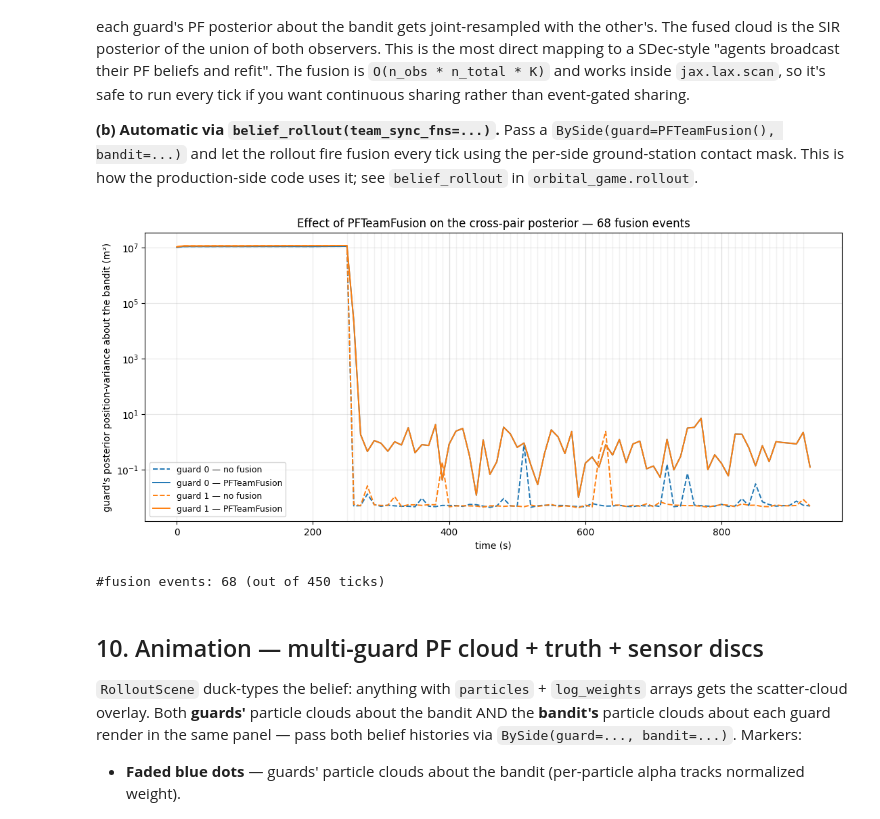
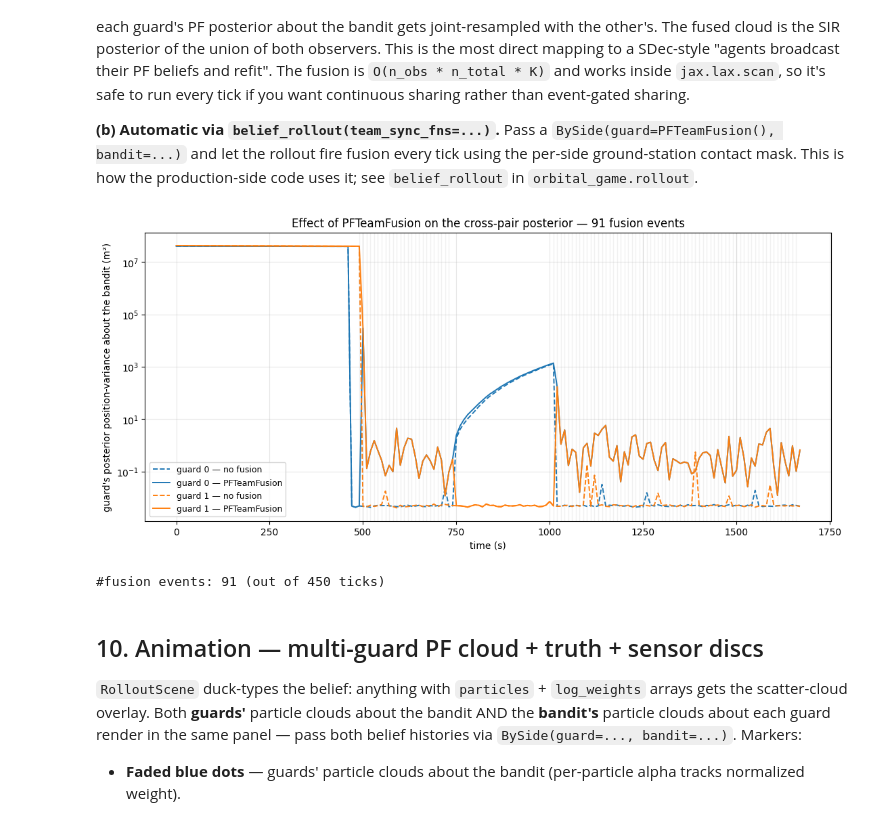
Before and after one commit to sisl/OrbitalGym, a Jupyter notebook: examples/lbg_two_guard_pf_demo.ipynb, the cells around one changed output. Drawn from its saved outputs; the diff is of its cells as text; code cells hidden in the pictures.

```diff
--- a/examples/lbg_two_guard_pf_demo.ipynb
+++ b/examples/lbg_two_guard_pf_demo.ipynb
@@ -593,8 +701,10 @@ for step in range(n_steps):
 
     # Guard policy: ZeroControl ignores agent_view (None is fine).
     g_action, _ = guard_policy(None, None, k_g, state.t)
-    # Bandit policy: GoToLadyPolicy reads bandit's own RT state.
-    b_view = state.bandits.rt
+    # Bandit policy: LQR + APF avoidance reads (bandit_rt, guard_pos).
+    # Truth is used for guard positions in this demo; swap for the
+    # bandit's PF cross-pair mean to make the bandit belief-aware.
+    b_view = (state.bandits.rt, state.guards.rt[:, :2])
     b_action, _ = bandit_policy(None, b_view, k_b, state.t)
 
     actions = Actions(sides=BySide(guard=g_action, bandit=b_action))
@@ -660,18 +770,18 @@ for step in range(n_steps):
         break
 
 print(
-    f"total visible steps (any guard saw bandit): {sum(guard_visible_over_time)} / {len(guard_actions_list)}"
+    f"total visible steps (any guard saw bandit): {sum(guard_visible_over_time)} / {len(guard_actions_list)}"  # noqa: E501
 )
 print(f"cumulative guard reward:  {sum(guard_rewards_over_time):.3f}")
 print(f"cumulative bandit reward: {sum(bandit_rewards_over_time):.3f}")
 print(
-    f"caught at step:    {caught_at_step}   (t = {caught_at_step * cfg.dt if caught_at_step >= 0 else -1:.0f} s)"
+    f"caught at step:    {caught_at_step}   (t = {caught_at_step * cfg.dt if caught_at_step >= 0 else -1:.0f} s)"  # noqa: E501
 )
 print(
-    f"breached at step:  {breached_at_step}   (t = {breached_at_step * cfg.dt if breached_at_step >= 0 else -1:.0f} s)"
+    f"breached at step:  {breached_at_step}   (t = {breached_at_step * cfg.dt if breached_at_step >= 0 else -1:.0f} s)"  # noqa: E501
 )
 print(
-    f"max-distance at:   {max_distance_at_step}   (t = {max_distance_at_step * cfg.dt if max_distance_at_step >= 0 else -1:.0f} s)"
+    f"max-distance at:   {max_distance_at_step}   (t = {max_distance_at_step * cfg.dt if max_distance_at_step >= 0 else -1:.0f} s)"  # noqa: E501
 )
 print(f"termination reason: {termination_reason}")
 # %% [output]
@@ -833,7 +943,9 @@ fusion_events = []
 for step in range(n_steps):
     key_fuse, k_g, k_b, k_env, k_g_obs, k_b_obs, k_g_pf, k_b_pf = jax.random.split(key_fuse, 8)
     g_action, _ = guard_policy(None, None, k_g, state_f.t)
-    b_action, _ = bandit_policy(None, state_f.bandits.rt, k_b, state_f.t)
+    b_action, _ = bandit_policy(
+        None, (state_f.bandits.rt, state_f.guards.rt[:, :2]), k_b, state_f.t,
+    )
     actions = Actions(sides=BySide(guard=g_action, bandit=b_action))
     step_out = env.step(k_env, state_f, actions)
     next_state = step_out.state
@@ -877,35 +989,35 @@ for gi in range(cfg.n_guards):
     ax.plot(
         t_axis,
         unfused_var_trace[:, gi, 0],
         color=f"C{gi}",
         linestyle="--",
         linewidth=1.4,
         label=f"guard {gi} — no fusion",
     )
     ax.plot(
         t_axis,
         fused_var_trace[:, gi, 0],
         color=f"C{gi}",
         linestyle="-",
         linewidth=1.4,
         label=f"guard {gi} — PFTeamFusion",
     )
 for ev in fusion_events:
     ax.axvline(ev * cfg.dt, color="C7", alpha=0.10, linewidth=1.0)
 ax.set_yscale("log")
 ax.set_xlabel("time (s)")
 ax.set_ylabel("guard's posterior position-variance about the bandit (m²)")
 ax.set_title(
     f"Effect of PFTeamFusion on the cross-pair posterior — {len(fusion_events)} fusion events"
 )
 ax.legend(loc="best", fontsize=9)
 ax.grid(alpha=0.3, which="both")
 plt.show()
 
 print(f"#fusion events: {len(fusion_events)} (out of {n_steps} ticks)")
 # %% [output]
-[figure, old version]
+[figure, new version]
-#fusion events: 68 (out of 450 ticks)
+#fusion events: 91 (out of 450 ticks)
 # %% [markdown]
 ## 10. Animation — multi-guard PF cloud + truth + sensor discs
 
```
Also changed, not shown: parts of 13 cells of this notebook, 3 other files.
